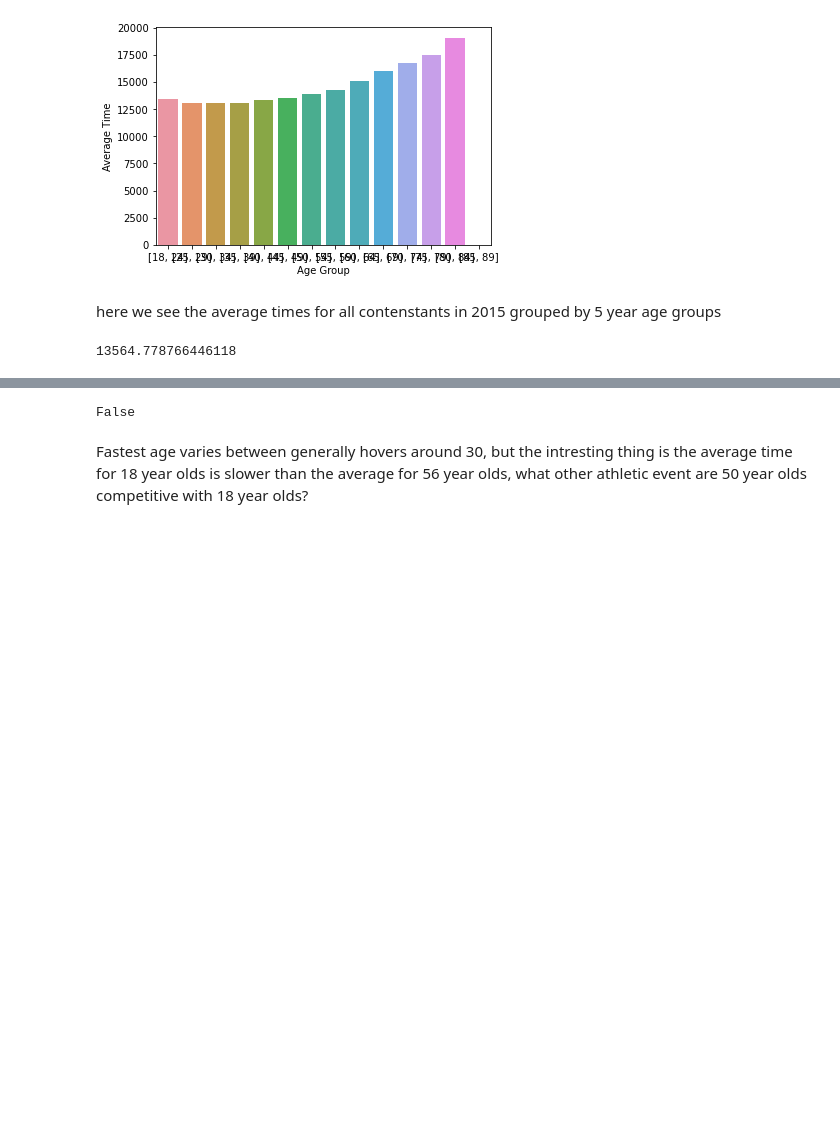
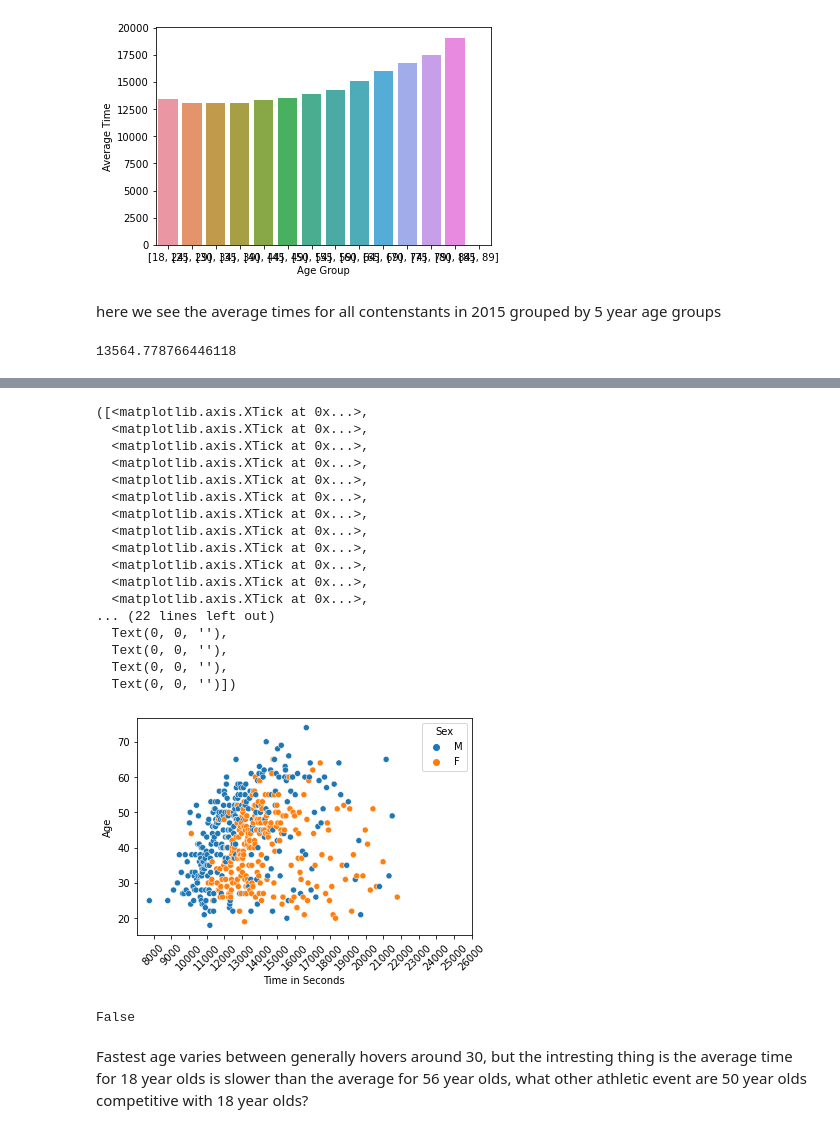
Before and after one commit to Eliphaz/marathon-data-analysis, a Jupyter notebook: boston_analysis.ipynb, the cells around one changed output, grey strips where cells are left out. Saved outputs shown, nothing was run; the diff lists cells and outputs as text; code cells hidden in the pictures; blank space fills up the shorter version.

```diff
--- a/boston_analysis.ipynb
+++ b/boston_analysis.ipynb
@@ -149,3 +169,26 @@ sns.barplot(data=all_ages_avg, x="Age",y="Average Time")
+# %%
+age_scatter = sns.scatterplot(y='Age', x='Time in Seconds', data= boston_2015.iloc[::50, :], hue='Sex')
+
+plt.xticks(np.arange(8000, len(boston_2015['Time in Seconds'])+1, 1000), rotation=45)
+# %% [output]
+([<matplotlib.axis.XTick at 0x...>,
+  <matplotlib.axis.XTick at 0x...>,
+  <matplotlib.axis.XTick at 0x...>,
+  <matplotlib.axis.XTick at 0x...>,
+  <matplotlib.axis.XTick at 0x...>,
+  <matplotlib.axis.XTick at 0x...>,
+  <matplotlib.axis.XTick at 0x...>,
+  <matplotlib.axis.XTick at 0x...>,
+  <matplotlib.axis.XTick at 0x...>,
+  <matplotlib.axis.XTick at 0x...>,
+  <matplotlib.axis.XTick at 0x...>,
+  <matplotlib.axis.XTick at 0x...>,
+... (22 lines left out)
+  Text(0, 0, ''),
+  Text(0, 0, ''),
+  Text(0, 0, ''),
+  Text(0, 0, '')])
+[figure, added]
 # %%
 boston_2015.query('Age == 18')['Time in Seconds'].mean() > boston_2015.query('Age == 57')['Time in Seconds'].mean()
 # %% [output]
```
Also changed, not shown: parts of 9 cells of this notebook, 29 other files.
